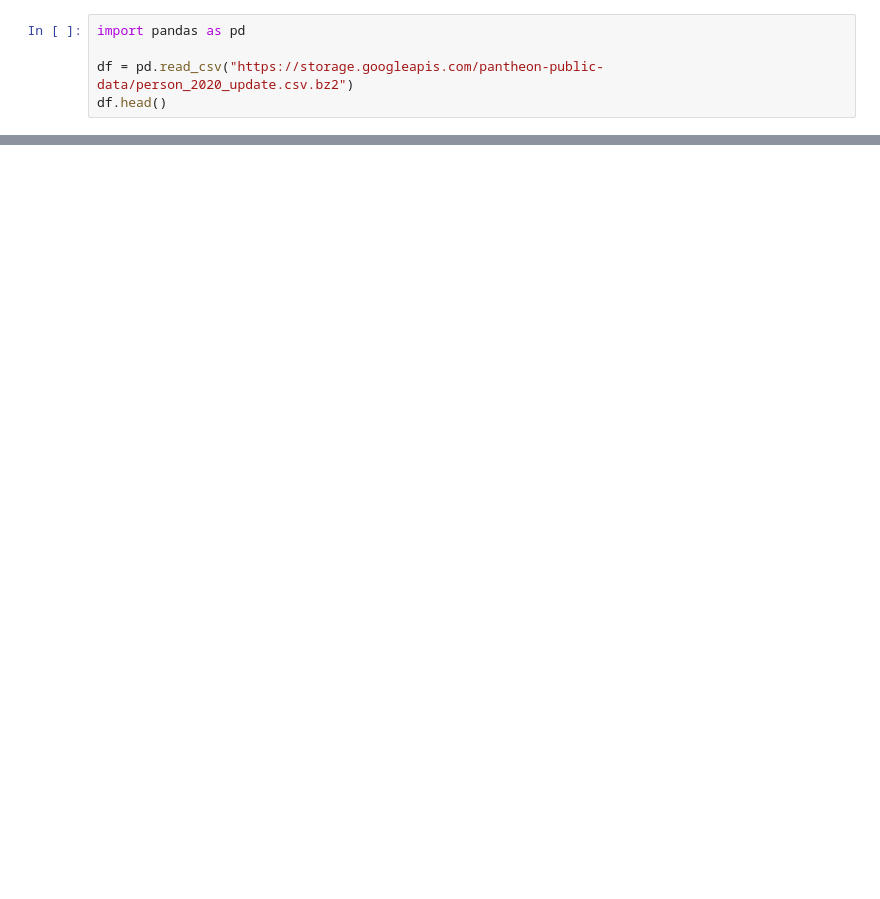
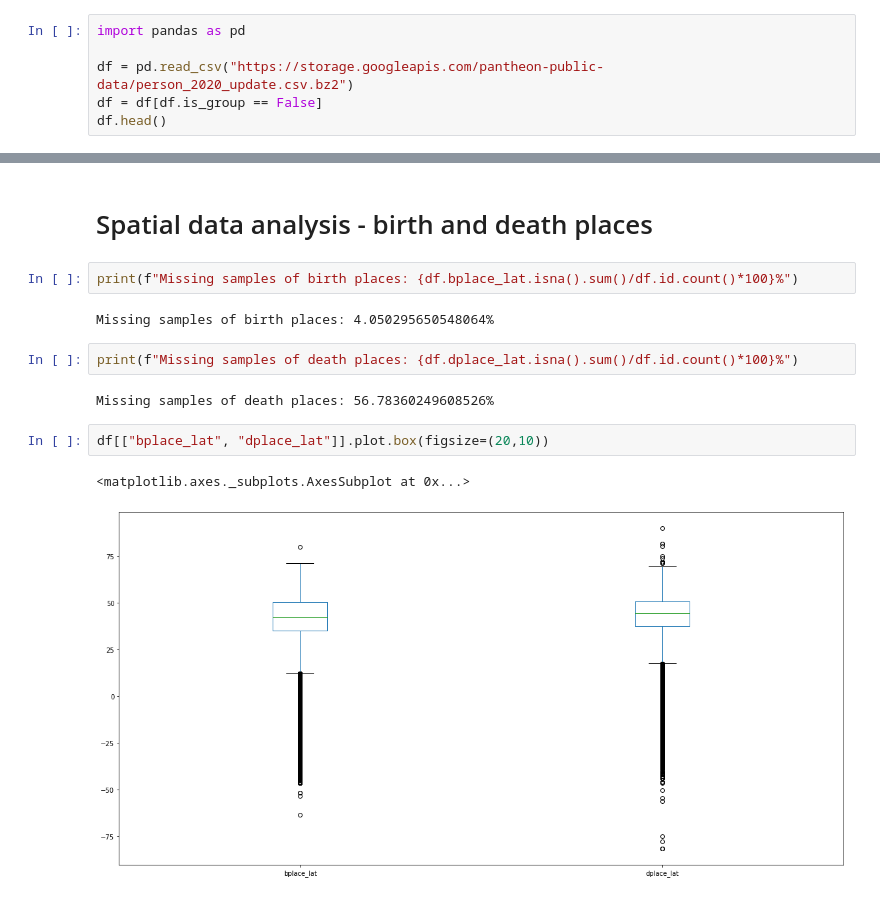
Before and after one commit to com-480-data-visualization/data-visualization-project-2021-famousworld, a Jupyter notebook: notebooks/PantheonExploratory.ipynb, the cells around one changed output, grey strips where cells are left out. Drawn from its saved outputs; the diff is of its cells as text; blank space fills up the shorter version.

```diff
--- a/notebooks/PantheonExploratory.ipynb
+++ b/notebooks/PantheonExploratory.ipynb
@@ -2,6 +4,7 @@
 import pandas as pd
 
 df = pd.read_csv("https://storage.googleapis.com/pantheon-public-data/person_2020_update.csv.bz2")
+df = df[df.is_group == False]
 df.head()
 # %% [output]
 |  | id | wd_id | wp_id | slug | name | occupation | prob_ratio | gender | twitter | alive | ... |
@@ -16,0 +28,15 @@ df.shape
+# %% [markdown]
+# Spatial data analysis - birth and death places
+# %%
+print(f"Missing samples of birth places: {df.bplace_lat.isna().sum()/df.id.count()*100}%")
+# %% [output]
+Missing samples of birth places: 4.050295650548064%
+# %%
+print(f"Missing samples of death places: {df.dplace_lat.isna().sum()/df.id.count()*100}%")
+# %% [output]
+Missing samples of death places: 56.78360249608526%
+# %%
+df[["bplace_lat", "dplace_lat"]].plot.box(figsize=(20,10))
+# %% [output]
+<matplotlib.axes._subplots.AxesSubplot at 0x...>
+[figure, added]
```
Also changed, not shown: parts of 13 cells of this notebook, 1 other file.
